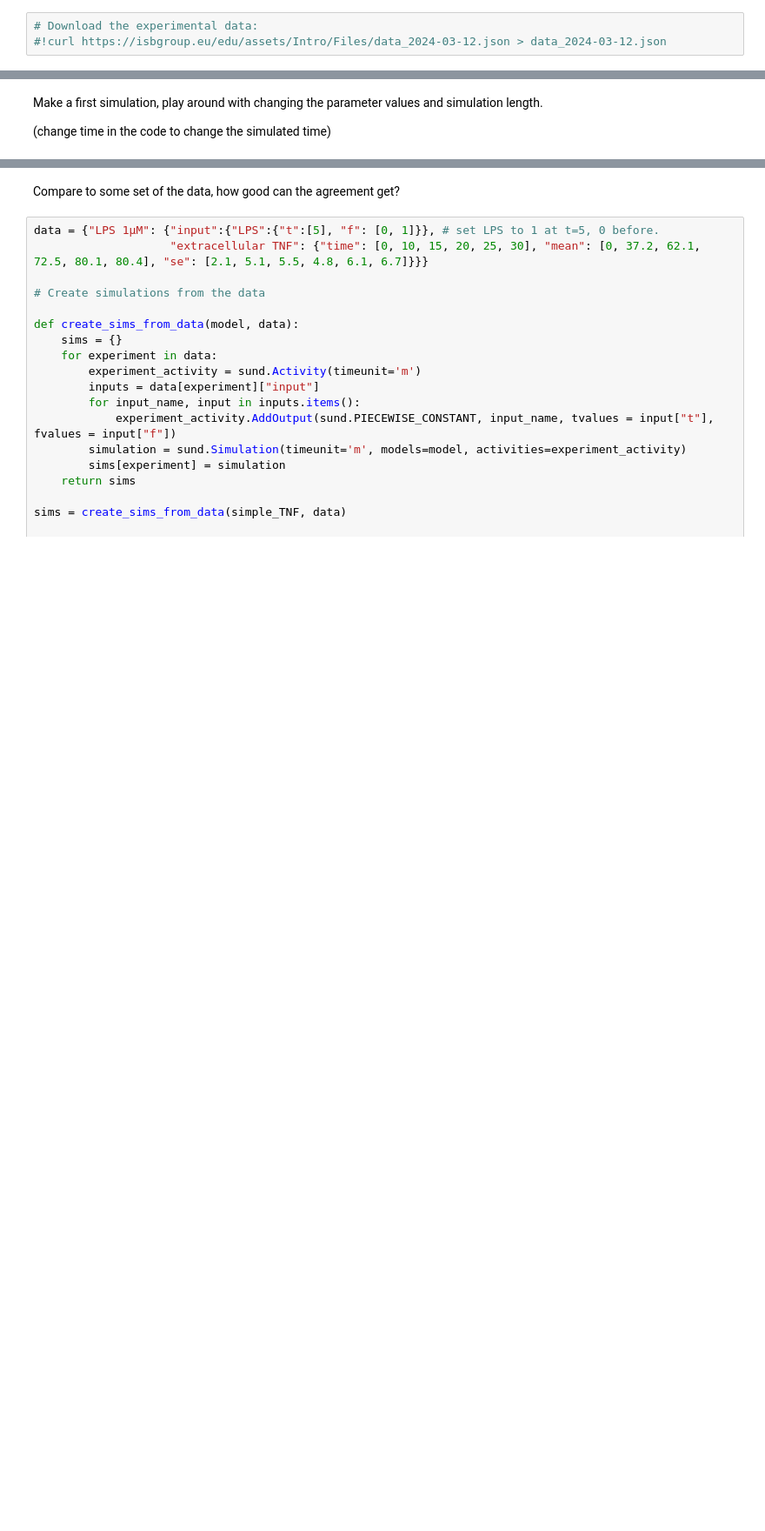
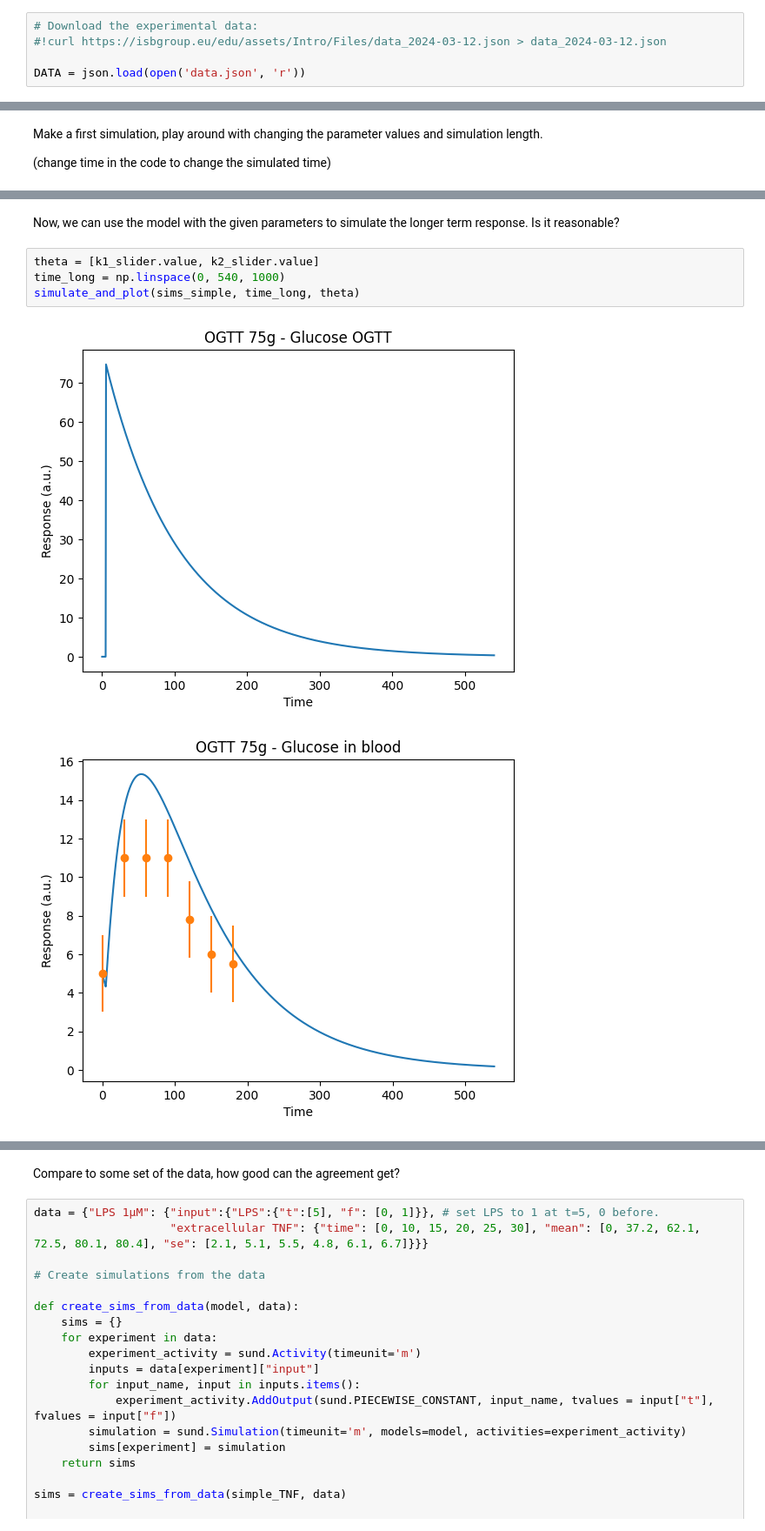
Before and after one commit to willov/modelling_example, a Jupyter notebook: introduction_example.ipynb, the cells around one changed output, grey strips where cells are left out. Shown at 87% size. Saved outputs shown, nothing was run; the diff lists cells and outputs as text; blank space fills up the shorter version.

Commit message:
Started working on the other model (glucose dynamics)

```diff
--- a/introduction_example.ipynb
+++ b/introduction_example.ipynb
@@ -84,6 +66,8 @@ Download the data
 # %%
 # Download the experimental data:
 #!curl https://isbgroup.eu/edu/assets/Intro/Files/data_2024-03-12.json > data_2024-03-12.json
+
+DATA = json.load(open('data.json', 'r'))
 # %% [markdown]
 ## Step 1: Implement a minimal model to get familiar with the software
 
@@ -163,3 +160,12 @@ interactive(children=(FloatSlider(value=0.2, description='k1', max=0.5, min=1e-0
+# %% [markdown]
+Now, we can use the model with the given parameters to simulate the longer term response. Is it reasonable?
+# %%
+theta = [k1_slider.value, k2_slider.value]
+time_long = np.linspace(0, 540, 1000)
+simulate_and_plot(sims_simple, time_long, theta)
+# %% [output]
+[figure, added]
+[figure, added]
 # %% [markdown]
 The first data that was measured, was TNF released from the cells. Complement the model to include also the creation/secretion of TNF.
 
```
Also changed, not shown: parts of 10 cells of this notebook, 18 other files.
